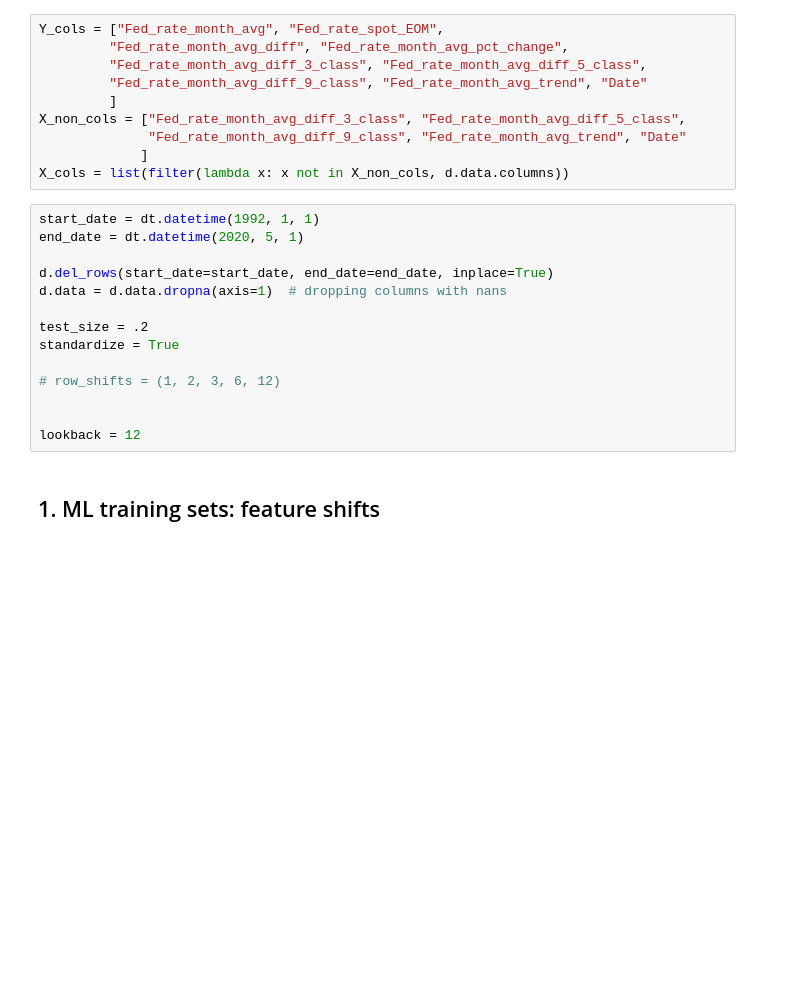
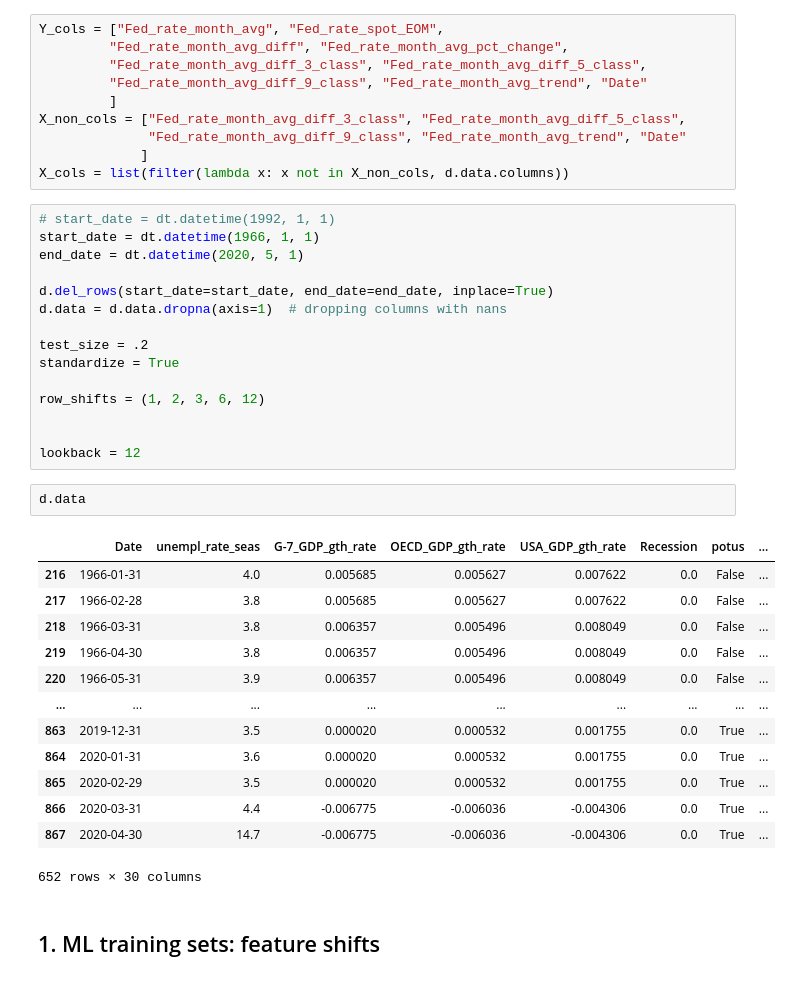
Before and after one commit to julesbertrand/Fed-repo-rate-forecasts, a Jupyter notebook: Generate_train_test_sets.ipynb, the cells around one changed output. Cells and saved outputs as stored; diff of their text form; blank space fills up the shorter version.

```diff
--- a/Generate_train_test_sets.ipynb
+++ b/Generate_train_test_sets.ipynb
@@ -46,7 +46,8 @@ X_non_cols = ["Fed_rate_month_avg_diff_3_class", "Fed_rate_month_avg_diff_5_clas
              ]
 X_cols = list(filter(lambda x: x not in X_non_cols, d.data.columns))
 # %%
-start_date = dt.datetime(1992, 1, 1)
+# start_date = dt.datetime(1992, 1, 1)
+start_date = dt.datetime(1966, 1, 1)
 end_date = dt.datetime(2020, 5, 1)
 
 d.del_rows(start_date=start_date, end_date=end_date, inplace=True)
@@ -55,10 +56,26 @@ d.data = d.data.dropna(axis=1)  # dropping columns with nans
 test_size = .2
 standardize = True
 
-# row_shifts = (1, 2, 3, 6, 12)
+row_shifts = (1, 2, 3, 6, 12)
 
 
 lookback = 12
+# %%
+d.data
+# %% [output]
+|  | Date | unempl_rate_seas | G-7_GDP_gth_rate | OECD_GDP_gth_rate | USA_GDP_gth_rate | Recession | potus | ... |
+| 216 | 1966-01-31 | 4.0 | 0.005685 | 0.005627 | 0.007622 | 0.0 | False | ... |
+| 217 | 1966-02-28 | 3.8 | 0.005685 | 0.005627 | 0.007622 | 0.0 | False | ... |
+| 218 | 1966-03-31 | 3.8 | 0.006357 | 0.005496 | 0.008049 | 0.0 | False | ... |
+| 219 | 1966-04-30 | 3.8 | 0.006357 | 0.005496 | 0.008049 | 0.0 | False | ... |
+| 220 | 1966-05-31 | 3.9 | 0.006357 | 0.005496 | 0.008049 | 0.0 | False | ... |
+| ... | ... | ... | ... | ... | ... | ... | ... | ... |
+| 863 | 2019-12-31 | 3.5 | 0.000020 | 0.000532 | 0.001755 | 0.0 | True | ... |
+| 864 | 2020-01-31 | 3.6 | 0.000020 | 0.000532 | 0.001755 | 0.0 | True | ... |
+| 865 | 2020-02-29 | 3.5 | 0.000020 | 0.000532 | 0.001755 | 0.0 | True | ... |
+| 866 | 2020-03-31 | 4.4 | -0.006775 | -0.006036 | -0.004306 | 0.0 | True | ... |
+| 867 | 2020-04-30 | 14.7 | -0.006775 | -0.006036 | -0.004306 | 0.0 | True | ... |
+652 rows × 30 columns
 # %% [markdown]
 ## 1. ML training sets: feature shifts
 # %% [markdown]
```
Also changed, not shown: parts of 5 cells of this notebook.
